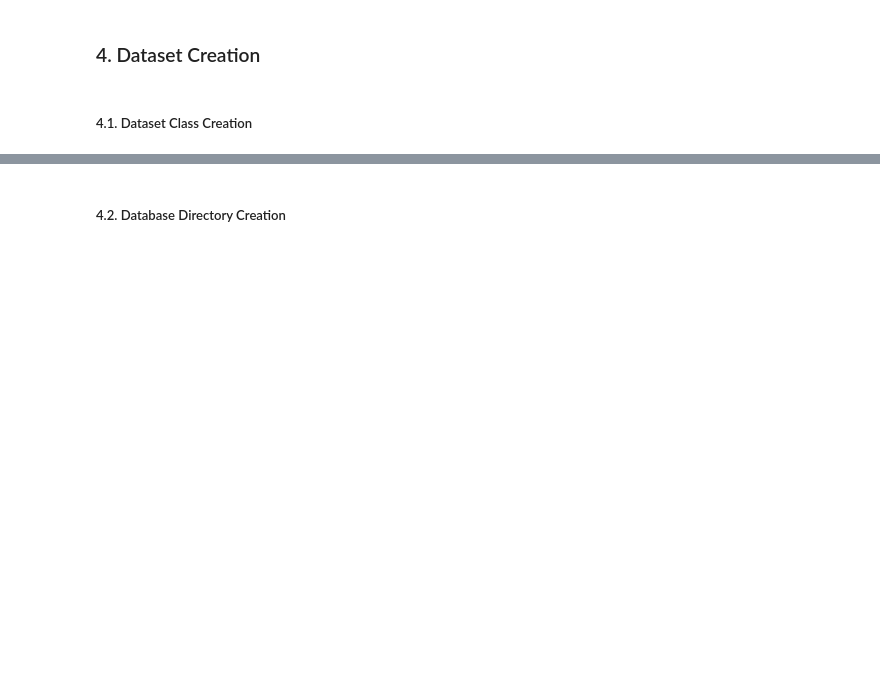
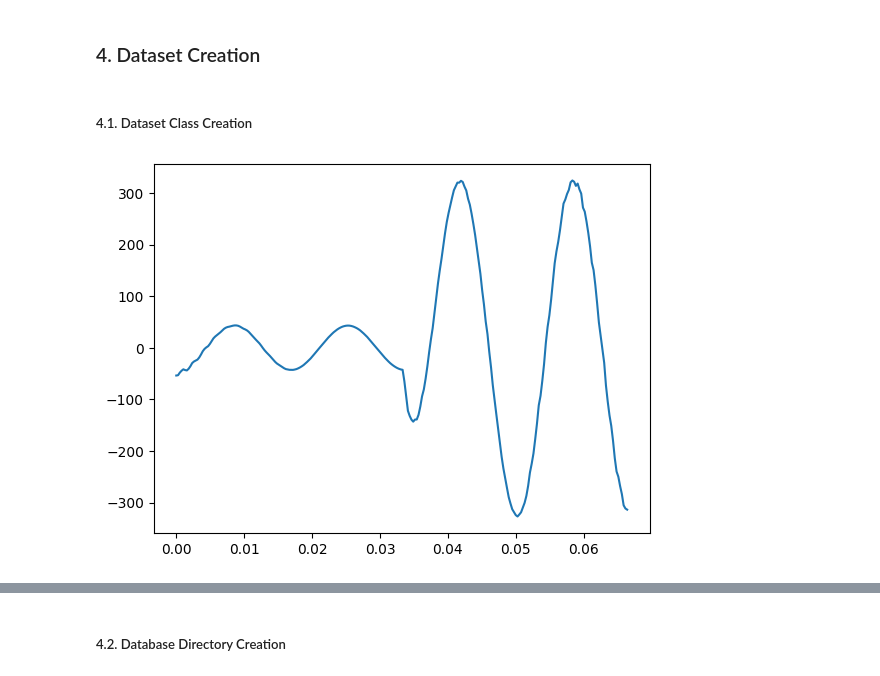
Before and after one commit to alvarohc777/pyTorch, a Jupyter notebook: Formulacion_1_R1.ipynb, the cells around one changed output, grey strips where cells are left out. Saved outputs shown, nothing was run; the diff lists cells and outputs as text; code cells hidden in the pictures; blank space fills up the shorter version.

Commit message:
Update samples visualization scripts

```diff
--- a/Formulacion_1_R1.ipynb
+++ b/Formulacion_1_R1.ipynb
@@ -114,7 +127,7 @@ class Form1Dataset(torch.utils.data.Dataset):
         self.window_length = window_length
         self.step = step
 
-    def __getitem__(self, index):
+    def __getitem__(self, index, data_plot=False):
 
         # sample_settings
         window_length = self.window_length
@@ -147,24 +160,14 @@ class Form1Dataset(torch.utils.data.Dataset):
         # For dataset visualization return following information
         signal_window = torch.from_numpy(np.copy(signal_window)).float()
         label = torch.from_numpy(label).float()
+        if data_plot == True:
+            return signal_window.reshape(-1).numpy(), t_window
         if self.test == True:
             return signal_window, t_window, label, csv_name, index, window_idx
 
         # For training only signals and labels are required
 
         return signal_window, label
-
-    # def get_events(self, csv_index):
-    #     index_min = csv_index * self.max_window_idx
-    #     index_max = ((csv_index + 1) * self.max_window_idx) - 1
-    #     windows = np.array([])
-    #     labels = np.array([])
-    #     for i in range(index_min, index_max + 1):
-    #         signal_window, label = self.__getitem__(i)
-    #         windows = np.append(windows, signal_window, axis=0)
-    #         labels = np.append(labels, label)
-    #     print(windows.shape)
-    #     print(labels.shape)
 
     def get_event(self, csv_idx):
 
@@ -193,37 +196,40 @@ class Form1Dataset(torch.utils.data.Dataset):
 signal_name = "I: X0023A-R1A"
 # signal_name = "I: X0004A-R2A"
 # signal_name = "I: X0071A-R3A"
 
 # Create Dataset
 dataset = Form1Dataset(
     dataset_dir, max_window_idx=max_window_idx, signal_name=signal_name
 )
 
-def signal_exploration(idx: int, dataset, model, plot_signal: bool=True):
-    signal, t, idx_min, idx_max, csv_name = dataset.get_event(0)
+
+def signal_exploration(idx: int, dataset, model, plot_signal: bool = True):
+    signal, t, idx_min, idx_max, csv_name = dataset.get_event(idx)
     model.eval()
     if plot_signal == True:
         plt.plot(t, signal)
         plt.show()
     conf_matrix = torch.zeros(1, 5, dtype=torch.int64).to(device)
     preds = torch.empty((0, 1))
     labels = torch.empty((0, 1))
     idxs = []
     for i in range(idx_min, idx_max + 1):
         signal, y = dataset.__getitem__(i)
         idxs.append(i)
         y = torch.unsqueeze(y, 0).to(device)
         signal = torch.unsqueeze(signal, 0).to(device)
         pred = model(signal)
         preds = torch.cat((preds, pred), 0)
         labels = torch.cat((labels, y), 0)
         conf_matrix = conf_matrix.add(binary_stat_scores(pred, y))
     df = confusion_matrix(preds, labels)
-    df.insert(loc=0, column='indices', value=idxs)
+    df.insert(loc=0, column="indices", value=idxs)
     return df, conf_matrix
 
 
-sample_df, conf_matrix = signal_exploration(50, dataset, model)
+sample_df, conf_matrix = signal_exploration(2, dataset, model)
+# %% [output]
+[figure, added]
 # %%
 print(f"Confusion Matrix: {conf_matrix}")
 
```
Also changed, not shown: parts of 13 cells of this notebook, 1 other file.
